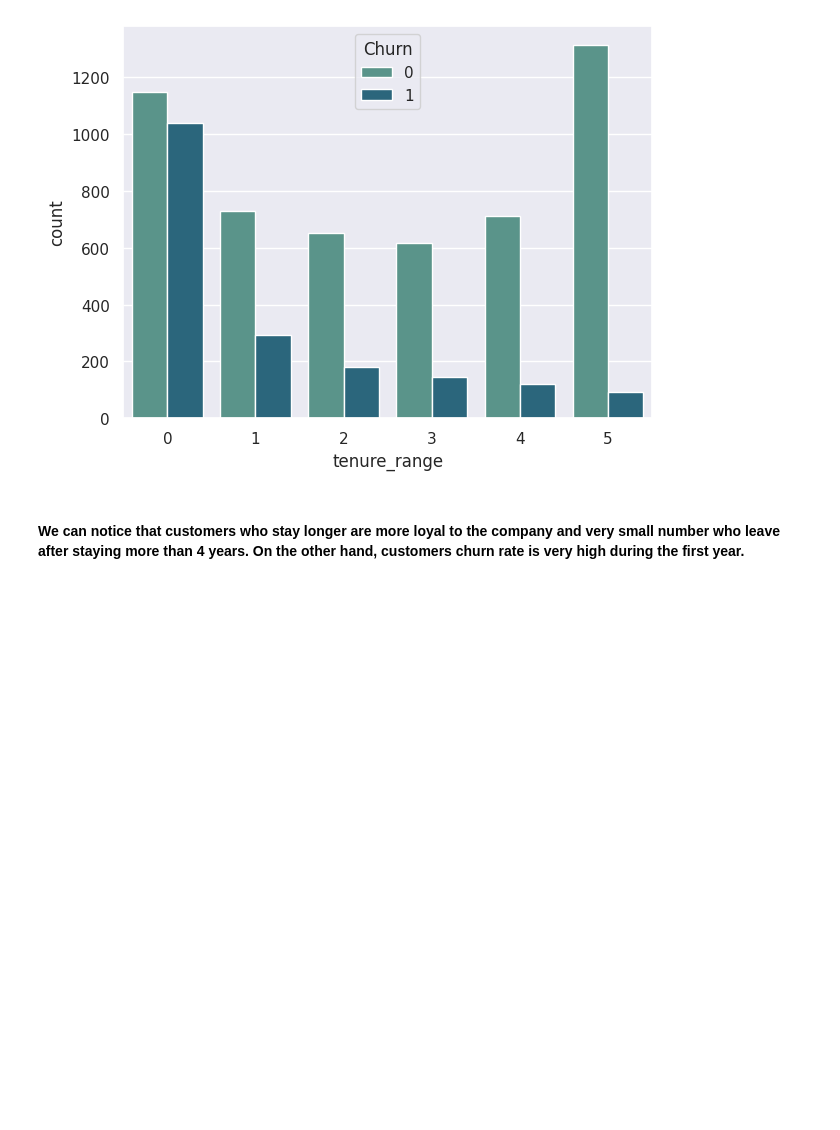
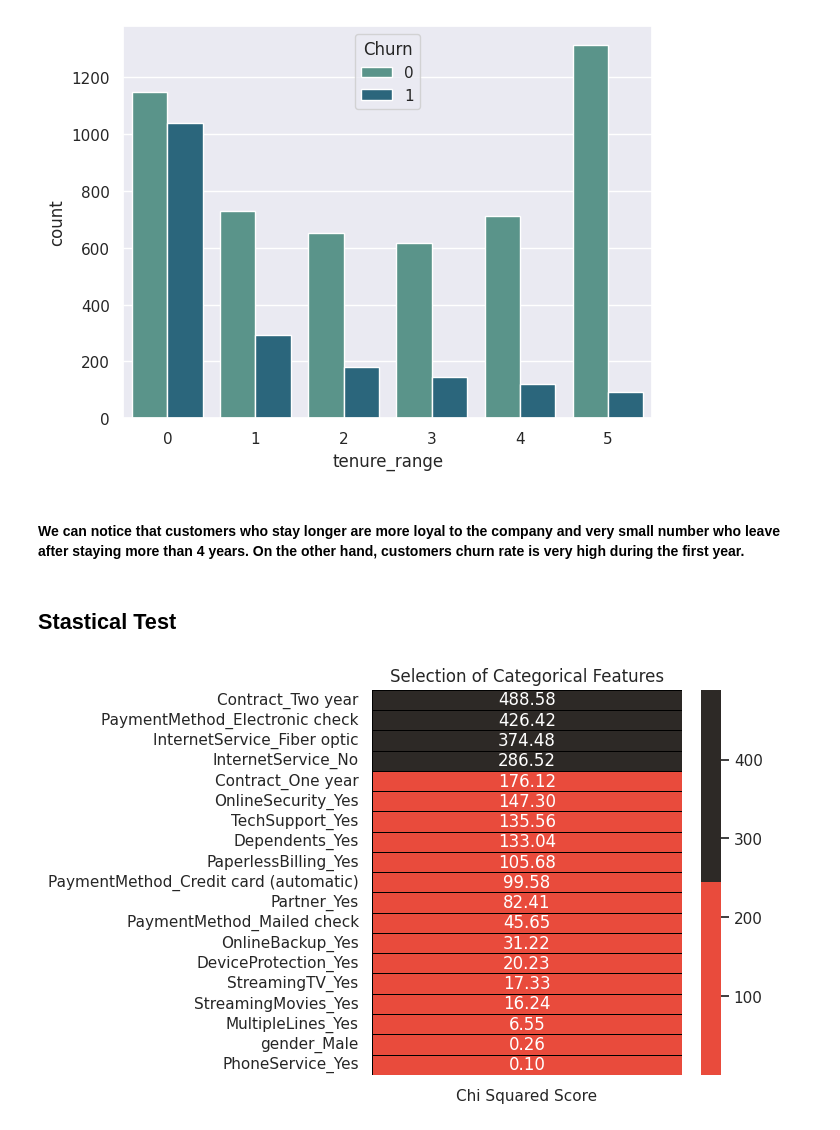
Before and after one commit to sathvikshetty22/MLProjects, a Jupyter notebook: Customer_Churn.ipynb, the cells around one changed output. Saved outputs shown, nothing was run; the diff lists cells and outputs as text; code cells hidden in the pictures; blank space fills up the shorter version.

```diff
--- a/Customer_Churn.ipynb
+++ b/Customer_Churn.ipynb
@@ -229,6 +233,8 @@ condition = [((dataset.tenure >= 0)&(dataset.tenure <= 12)), ((dataset.tenure >
 #choice = ['0-1year','1-2years', '2-3years', '3-4years','4-5years','more than 5 years']
 choice = [0,1, 2, 3, 4, 5]
 dataset['tenure_range'] = np.select(condition, choice)
+# %%
+dataset.drop(columns=['tenure'],inplace=True)
 # %%
 sns.countplot(x= 'tenure_range', hue='Churn', data=dataset, palette='crest', order=choice)
 plt.tight_layout()
@@ -236,3 +242,30 @@ plt.tight_layout()
 [figure]
 # %% [markdown]
 #### We can notice that customers who stay longer are more loyal to the company and very small number who leave after staying more than 4 years. On the other hand, customers churn rate is very high during the first year.
+# %% [markdown]
+## Stastical Test
+# %%
+# Chi-Square Test
+from sklearn.feature_selection import SelectKBest
+from sklearn.feature_selection import chi2
+
+categorical_features = ['gender_Male','Partner_Yes','Dependents_Yes','PhoneService_Yes','MultipleLines_Yes','InternetService_Fiber optic',
+             'InternetService_No','OnlineSecurity_Yes', 'OnlineBackup_Yes', 'DeviceProtection_Yes', 'TechSupport_Yes',
+            'StreamingTV_Yes','StreamingMovies_Yes','Contract_One year','Contract_Two year', 'PaperlessBilling_Yes','PaymentMethod_Credit card (automatic)'
+            ,'PaymentMethod_Electronic check','PaymentMethod_Mailed check']
+colors = ['#E94B3C', '#2D2926']
+features = dataset.loc[:,categorical_features]
+target = dataset['Churn']
+best_features = SelectKBest(score_func = chi2, k='all')
+fit = best_features.fit(features, target)
+
+featureScores = pd.DataFrame(data = fit.scores_, index= list(categorical_features),
+                             columns = ['Chi Squared Score'])
+
+plt.subplots(figsize=(5,5))
+sns.heatmap(featureScores.sort_values(ascending = False, by = 'Chi Squared Score'),
+            annot=True, cmap = colors, linewidths = 0.4, linecolor = 'black', fmt = '.2f');
+plt.title('Selection of Categorical Features')
+plt.show()
+# %% [output]
+[figure, added]
```
Also changed, not shown: parts of 13 cells of this notebook.
